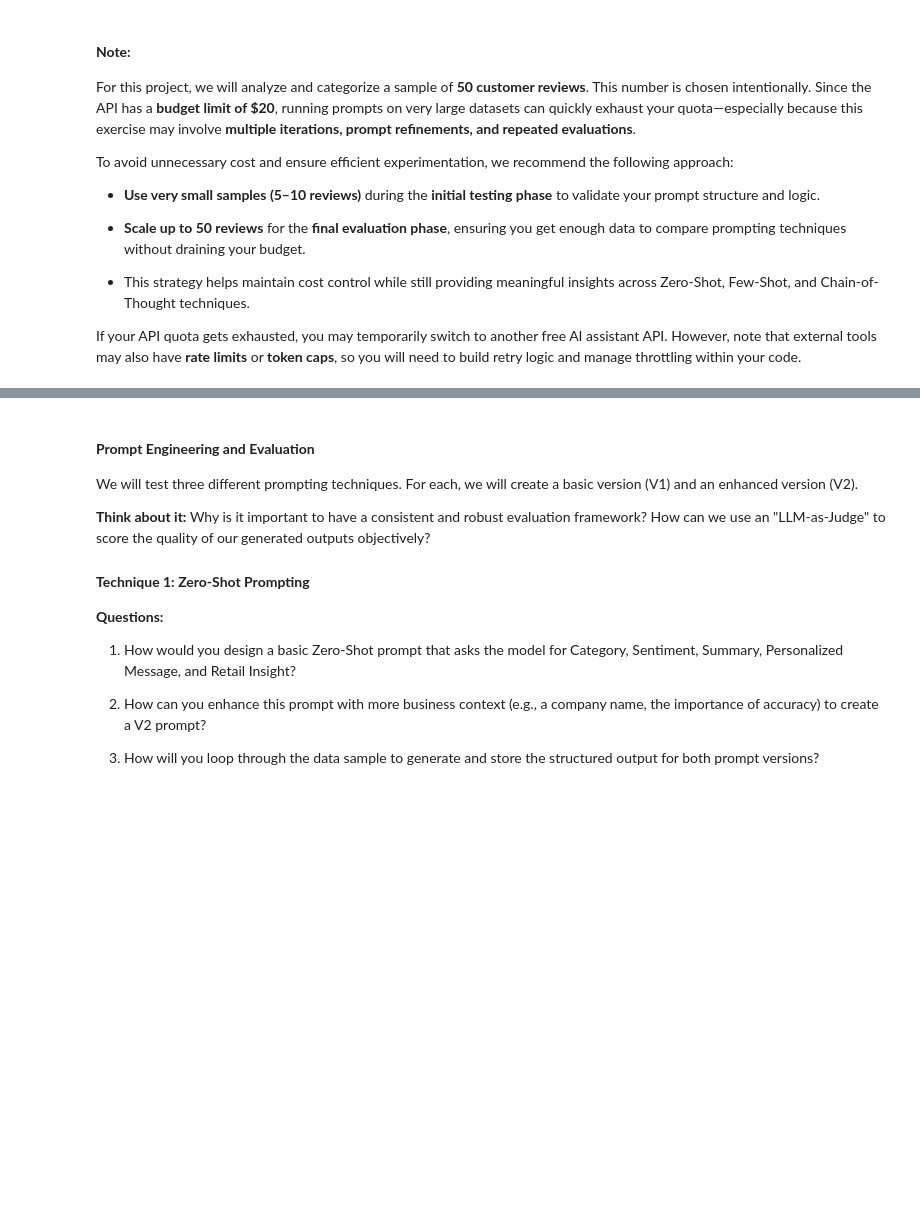
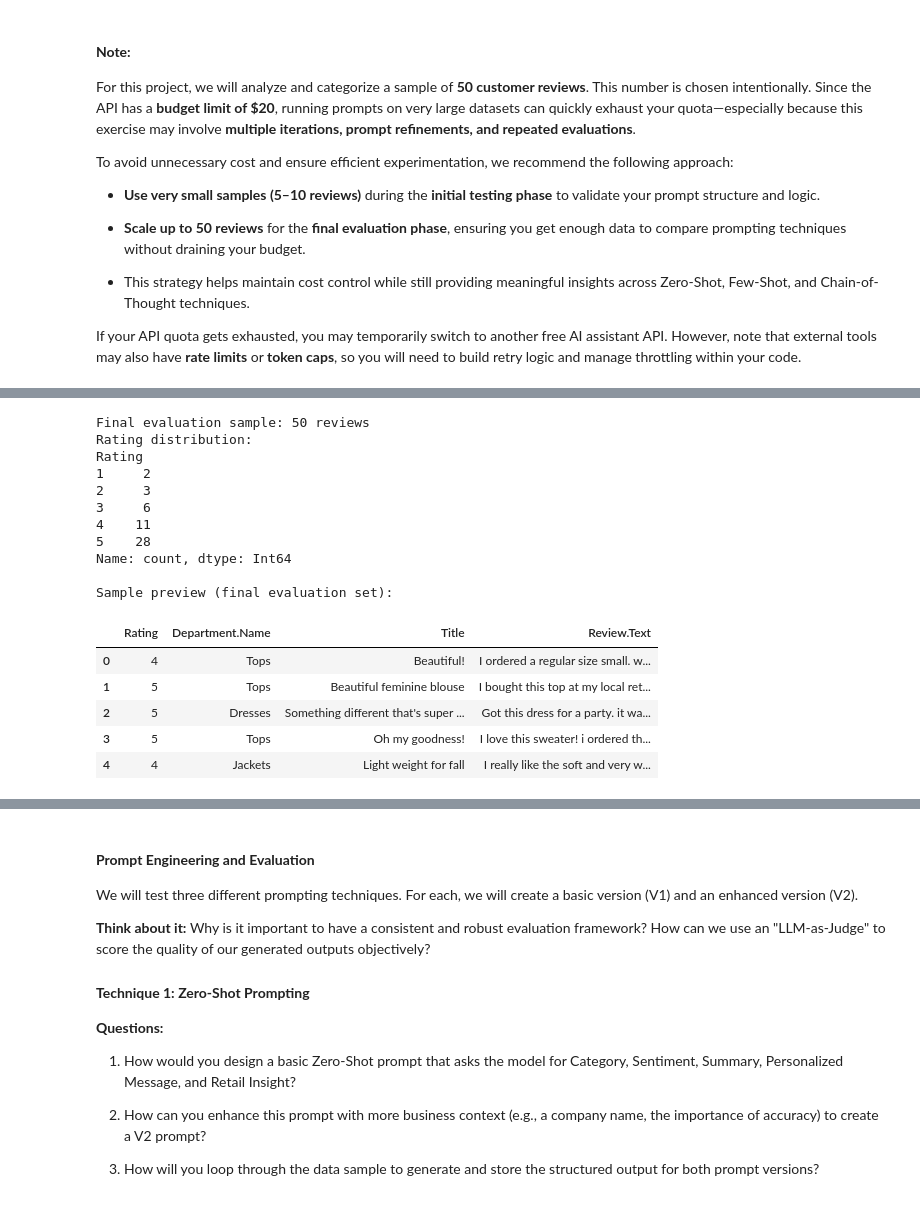
Before and after one commit to sys8dev/real-time-retail-feedback-intelligence, a Jupyter notebook: Real_Time_Retail_Feedback_Intelligence_Full_code.ipynb, the cells around one changed output, grey strips where cells are left out. Saved outputs shown, nothing was run; the diff lists cells and outputs as text; code cells hidden in the pictures; blank space fills up the shorter version.

Commit message:
Created clean pool, initial and sample data sets

```diff
--- a/Real_Time_Retail_Feedback_Intelligence_Full_code.ipynb
+++ b/Real_Time_Retail_Feedback_Intelligence_Full_code.ipynb
@@ -2051,0 +2192,39 @@ print(f"   - Model:    {model_name}")
+# %%
+# Final Evaluation Phase Data Sample
+# Scale up to 50 reviews for the final evaluation phase, ensuring you get enough data to compare prompting techniques without draining your budget.
+# Identify the cleanest data sample that can be used to validate the prompt structure and logic.
+# Use original review columns only (exclude engineered deep-cleaning features). Do not include the cells where data was added during cleaning and preprocessing.
+
+# Final evaluation sample (50 reviews) — disjoint from initial testing sample.
+df_sample_eval = stratified_review_sample(
+    clean_pool, sample_size=FINAL_SAMPLE_SIZE, random_state=RANDOM_STATE
+)
+remaining_pool = clean_pool.drop(df_sample_eval.index)
+
+# Convenience alias used in later prompt-engineering cells.
+df_sample_eval = df_sample_eval.reset_index(drop=True)
+
+print(f"\nFinal evaluation sample: {len(df_sample_eval)} reviews")
+print("Rating distribution:")
+print(df_sample_eval["Rating"].value_counts().sort_index())
+
+print("\nSample preview (final evaluation set):")
+display(df_sample_eval[["Rating", "Department.Name", "Title", "Review.Text"]].head())
+# %% [output]
+Final evaluation sample: 50 reviews
+Rating distribution:
+Rating
+1     2
+2     3
+3     6
+4    11
+5    28
+Name: count, dtype: Int64
+
+Sample preview (final evaluation set):
+|  | Rating | Department.Name | Title | Review.Text |
+| 0 | 4 | Tops | Beautiful! | I ordered a regular size small. w... |
+| 1 | 5 | Tops | Beautiful feminine blouse | I bought this top at my local ret... |
+| 2 | 5 | Dresses | Something different that's super ... | Got this dress for a party. it wa... |
+| 3 | 5 | Tops | Oh my goodness! | I love this sweater! i ordered th... |
+| 4 | 4 | Jackets | Light weight for fall | I really like the soft and very w... |
```
Also changed, not shown: parts of 9 cells of this notebook.
